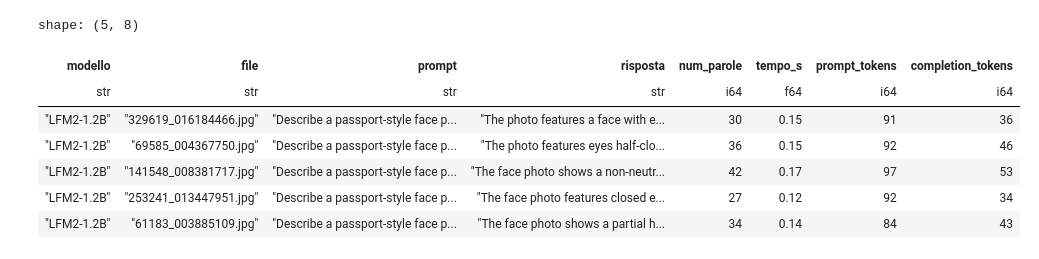
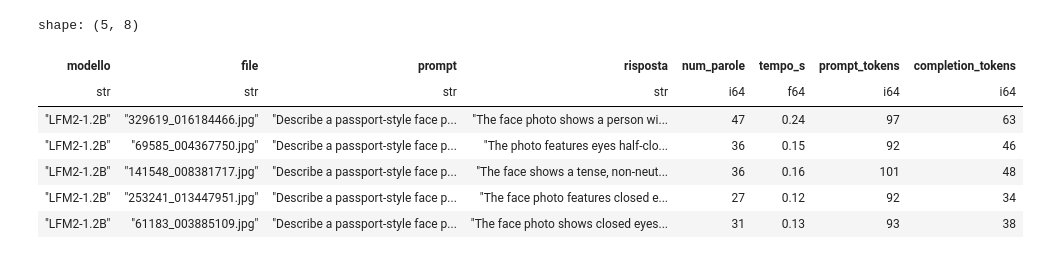
Before and after one commit to vramoscadavero/Thesis, a Jupyter notebook: notebooks/description_analysis.ipynb, the cells around one changed output. Cells and saved outputs as stored; diff of their text form; code cells hidden in the pictures.

```diff
--- a/notebooks/description_analysis.ipynb
+++ b/notebooks/description_analysis.ipynb
@@ -15,23 +17,24 @@ polars.config.Config
 # %%
-file_path = Path('../outputs/LLM/glint/risultati_llm_20261114_162646.csv')
+file_path = Path('../outputs/LLM/glint/risultati_llm_20261115_193713.csv')
+# file_path = Path('../outputs/LLM/glint/risultati_llm_20261114_162646.csv')
 df = pl.read_csv(
     file_path,
     separator=',',
     infer_schema_length=None
 ).drop(
     ['timestamp']
 )
 
 df.head(5)
 # %% [output]
 shape: (5, 8)
 | modello | file | prompt | risposta | num_parole | tempo_s | prompt_tokens | completion_tokens |
 | str | str | str | str | i64 | f64 | i64 | i64 |
-| "LFM2-1.2B" | "329619_016184466.jpg" | "Describe a passport-style face p... | "The photo features a face with e... | 30 | 0.15 | 91 | 36 |
+| "LFM2-1.2B" | "329619_016184466.jpg" | "Describe a passport-style face p... | "The face photo shows a person wi... | 47 | 0.24 | 97 | 63 |
 | "LFM2-1.2B" | "69585_004367750.jpg" | "Describe a passport-style face p... | "The photo features eyes half-clo... | 36 | 0.15 | 92 | 46 |
-| "LFM2-1.2B" | "141548_008381717.jpg" | "Describe a passport-style face p... | "The face photo shows a non-neutr... | 42 | 0.17 | 97 | 53 |
+| "LFM2-1.2B" | "141548_008381717.jpg" | "Describe a passport-style face p... | "The face shows a tense, non-neut... | 36 | 0.16 | 101 | 48 |
 | "LFM2-1.2B" | "253241_013447951.jpg" | "Describe a passport-style face p... | "The face photo features closed e... | 27 | 0.12 | 92 | 34 |
-| "LFM2-1.2B" | "61183_003885109.jpg" | "Describe a passport-style face p... | "The face photo shows a partial h... | 34 | 0.14 | 84 | 43 |
+| "LFM2-1.2B" | "61183_003885109.jpg" | "Describe a passport-style face p... | "The face photo shows closed eyes... | 31 | 0.13 | 93 | 38 |
 # %%
 models = {k[0]: v for k, v in df.partition_by('modello', as_dict=True).items()}
 # %%
```
Also changed, not shown: parts of 18 cells of this notebook, 1 other file.
